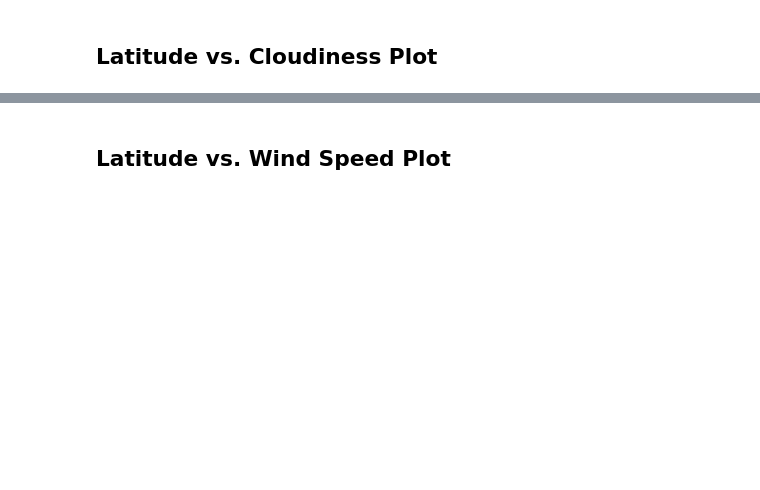
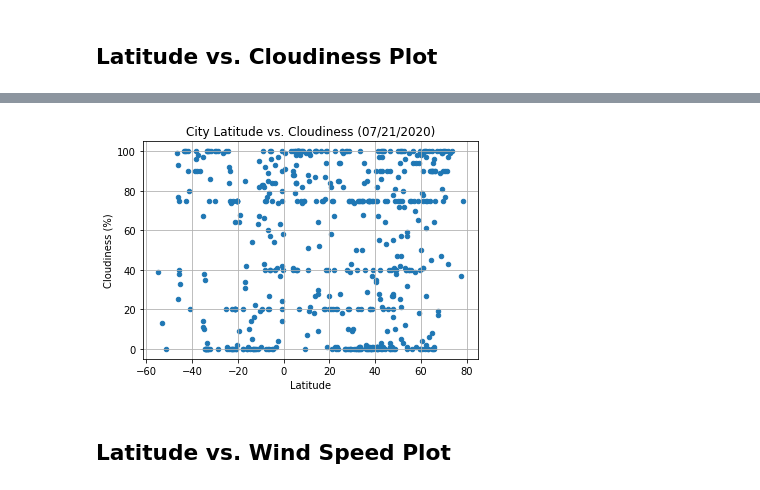
Before and after one commit to hlstevens16/python-api-challenge, a Jupyter notebook: WeatherPy/WeatherPy.ipynb, the cells around one changed output, grey strips where cells are left out. Cells and saved outputs as stored; diff of their text form; code cells hidden in the pictures; blank space fills up the shorter version.

```diff
--- a/WeatherPy/WeatherPy.ipynb
+++ b/WeatherPy/WeatherPy.ipynb
@@ -214,2 +214,11 @@ Int64Index([], dtype='int64')
+# %%
+clean_city_data.plot(kind='scatter',x='Lat',y='Cloudiness')
+plt.title('City Latitude vs. Cloudiness ({})'.format(date) )
+plt.xlabel('Latitude')
+plt.ylabel('Cloudiness (%)')
+plt.grid()
+plt.savefig("Images/LatitudevsCloudiness.png")
+# %% [output]
+[figure, added]
 # %% [markdown]
 ## Latitude vs. Wind Speed Plot
```
Also changed, not shown: parts of 36 cells of this notebook, 13 other files.
